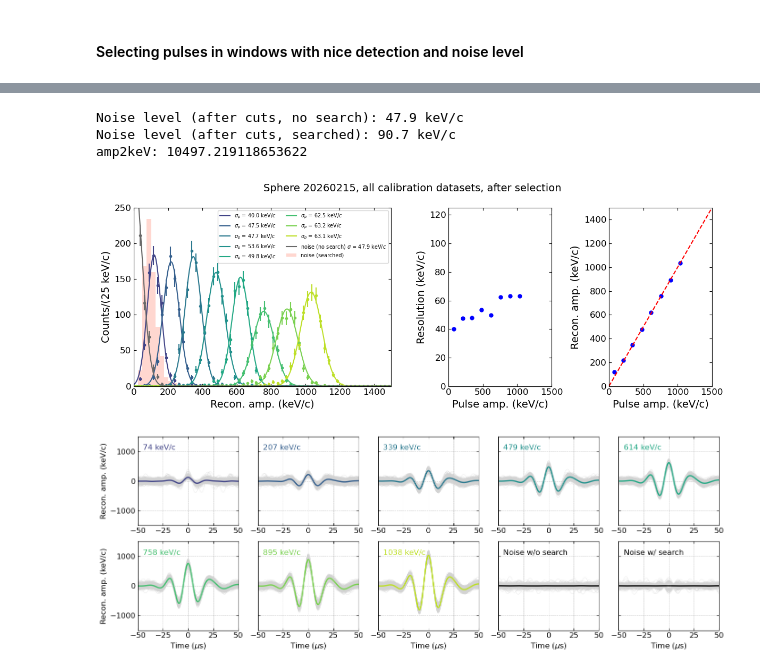
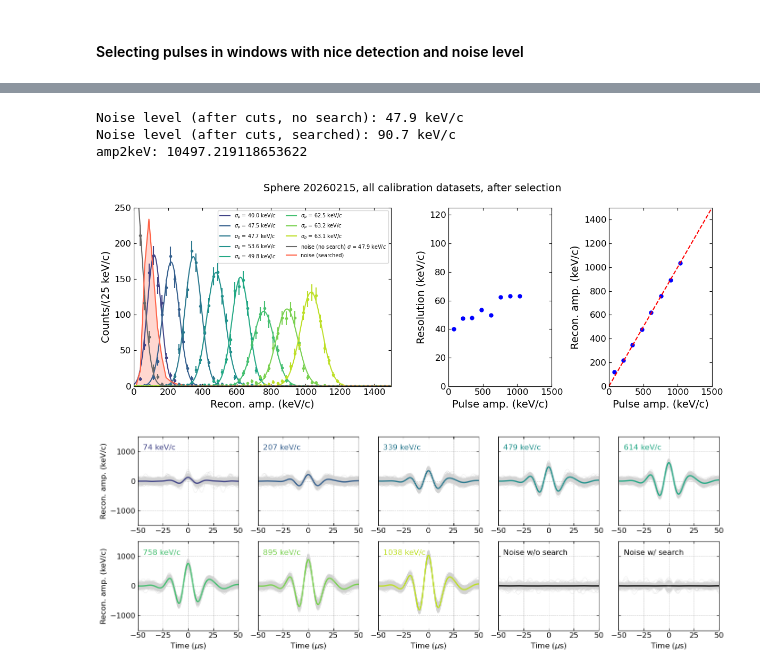
Before and after one commit to yuhants/gas_collisiions, a Jupyter notebook: analysis_notebooks/sphere_20260215_final_analysis/20260320_sphere_20260215_impulse_calibration.ipynb, the cells around one changed output, grey strips where cells are left out. Drawn from its saved outputs; the diff is of its cells as text; code cells hidden in the pictures.

```diff
--- a/analysis_notebooks/sphere_20260215_final_analysis/20260320_sphere_20260215_impulse_calibration.ipynb
+++ b/analysis_notebooks/sphere_20260215_final_analysis/20260320_sphere_20260215_impulse_calibration.ipynb
@@ -455,49 +455,49 @@ if good_noise_amps is not None and len(good_noise_amps) > 0:
     except Exception as e:
         print(f'Noise (no search) fit failed: {e}')
 
-# Noise amplitude with search — shaded filled histogram
+# Noise amplitude with search — line through bin centers with filled area
 if good_noise_amps_search is not None and len(good_noise_amps_search) > 0:
     try:
         hhs_ns, bcs_ns, gps_ns = utils.fit_amps_gaus(
             [good_noise_amps_search], bins=bins, noise=False, return_bins=False)
-        bin_edges = np.concatenate([[bins[0]], bins[1:]])
-        axes[0].stairs(hhs_ns[0], bin_edges * amp2kev_bin,
-                       fill=True, color='tomato', alpha=0.25,
-                       label=fr'noise (searched)')
+        xc = bcs_ns[0] * amp2kev_bin
+        axes[0].plot(xc, hhs_ns[0], color='tomato', lw=1.5,
+                     label=fr'noise (searched)')
+        axes[0].fill_between(xc, hhs_ns[0], color='tomato', alpha=0.25)
         print(f'Noise level (after cuts, searched): {gps_ns[0][1]*amp2kev_bin:.1f} keV/c')
     except Exception as e:
         print(f'Noise (searched) fit failed: {e}')
 
 amp2kevs = pulse_amp / np.asarray(gps_good).T[1]
 amp2kev = curve_fit(model_func, np.asarray(gps_good).T[1][2:], pulse_amp[2:])[0][0]
 print(f'amp2keV: {amp2kev}')
 
 axes[0].legend(ncol=2, fontsize=7)
 axes[0].set_xlim(0, 1500)
 axes[0].set_ylim(0, 250)
 axes[0].set_xlabel('Recon. amp. (keV/c)')
 axes[0].set_ylabel('Counts/(25 keV/c)')
 
 axes[1].plot(pulse_amp, np.asarray(gps_good).T[2]*amp2kev, 'b.', markersize=10)
 axes[1].set_xlim(0, 1500)
 axes[1].set_ylim(0, 125)
 axes[1].set_xlabel('Pulse amp. (keV/c)')
 axes[1].set_ylabel('Resolution (keV/c)')
 
 axes[2].plot(pulse_amp, np.asarray(gps_good).T[1]*amp2kev, 'b.', markersize=10)
 axes[2].plot(np.linspace(0, 1500, 50), np.linspace(0, 1500, 50), 'r--')
 axes[2].set_xlim(0, 1500)
 axes[2].set_ylim(0, 1500)
 axes[2].set_xlabel('Pulse amp. (keV/c)')
 axes[2].set_ylabel('Recon. amp. (keV/c)')
 
 fig.suptitle('Sphere 20260215, all calibration datasets, after selection', fontsize=14)
 fig.tight_layout()
 # %% [output]
 Noise level (after cuts, no search): 47.9 keV/c
 Noise level (after cuts, searched): 90.7 keV/c
 amp2keV: 10497.219118653622
-[figure, old version]
+[figure, new version]
 # %%
 ## Form templates by averaging the reconstructed waveform
 pulse_shape_template_all = [np.mean(pulses, axis=0) for pulses in good_pulse_shape_all_datasets]
```
Also changed, not shown: parts of 4 cells of this notebook, 8 other files.
